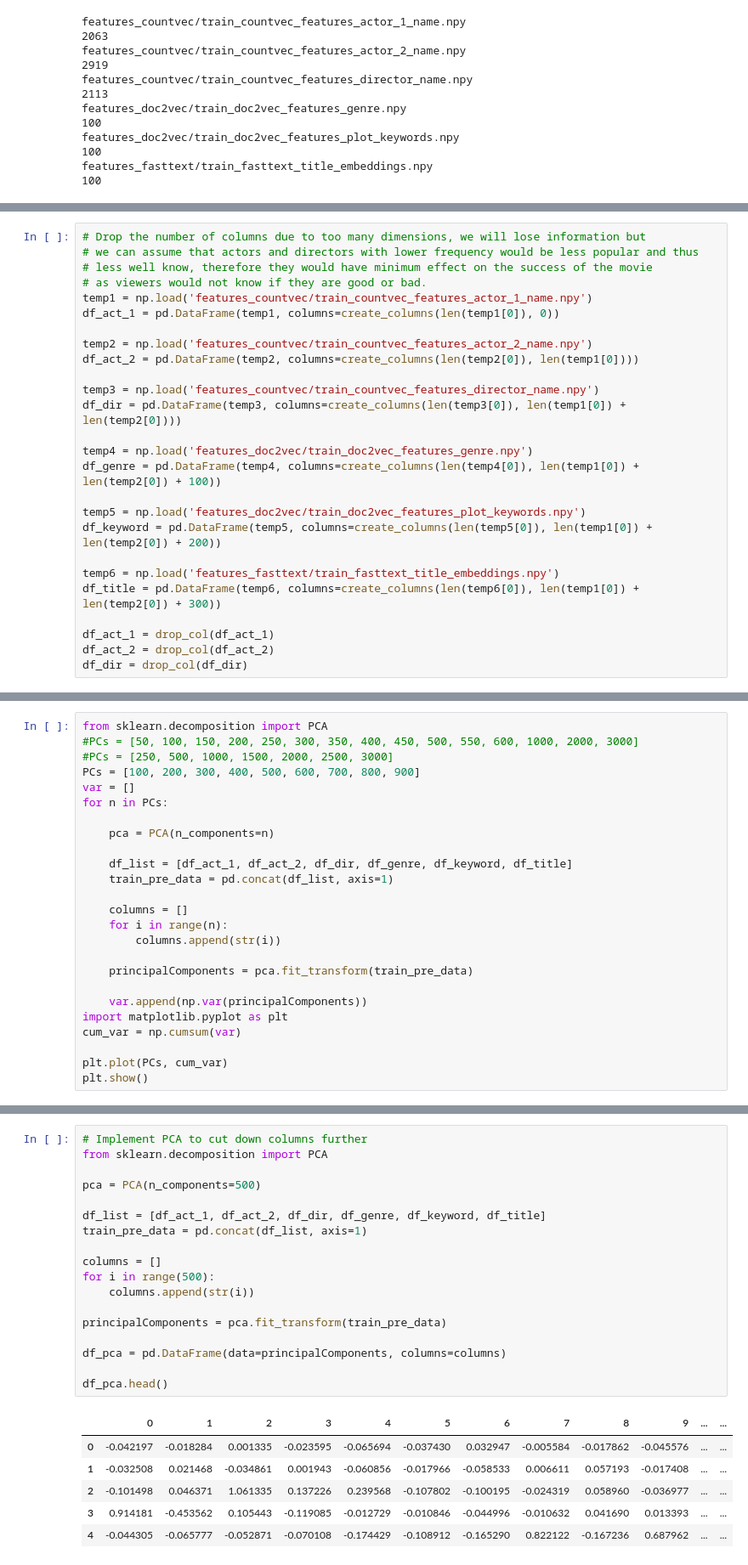
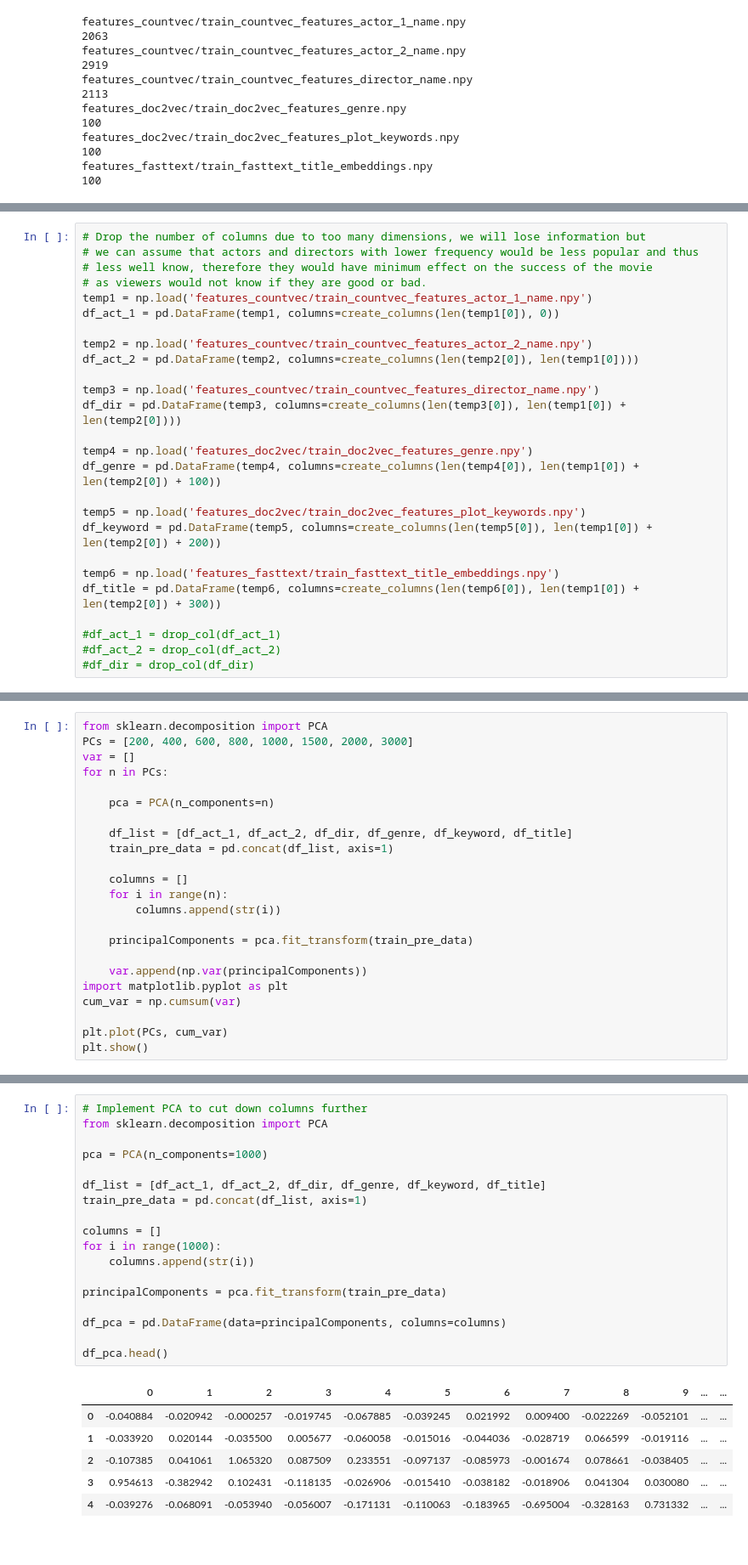
Before and after one commit to ZacLWilliams/Predict_Netflix_Rating, a Jupyter notebook: code.ipynb, the cells around one changed output, grey strips where cells are left out. Shown at 85% size. Saved outputs shown, nothing was run; the diff lists cells and outputs as text.

```diff
--- a/code.ipynb
+++ b/code.ipynb
@@ -117,9 +117,9 @@ df_keyword = pd.DataFrame(temp5, columns=create_columns(len(temp5[0]), len(temp1
 temp6 = np.load('features_fasttext/train_fasttext_title_embeddings.npy')
 df_title = pd.DataFrame(temp6, columns=create_columns(len(temp6[0]), len(temp1[0]) + len(temp2[0]) + 300))
 
-df_act_1 = drop_col(df_act_1)
-df_act_2 = drop_col(df_act_2)
-df_dir = drop_col(df_dir)
+#df_act_1 = drop_col(df_act_1)
+#df_act_2 = drop_col(df_act_2)
+#df_dir = drop_col(df_dir)
 # %%
 print(len(df_act_1.columns))
 print(len(df_act_2.columns))
@@ -133,8 +133,6 @@ print(len(df_dir.columns))
 # %%
 from sklearn.decomposition import PCA
-#PCs = [50, 100, 150, 200, 250, 300, 350, 400, 450, 500, 550, 600, 1000, 2000, 3000]
-#PCs = [250, 500, 1000, 1500, 2000, 2500, 3000]
-PCs = [100, 200, 300, 400, 500, 600, 700, 800, 900]
+PCs = [200, 400, 600, 800, 1000, 1500, 2000, 3000]
 var = []
 for n in PCs:
 
@@ -165,25 +161,25 @@ print(var)
 # %%
 # Implement PCA to cut down columns further
 from sklearn.decomposition import PCA
 
-pca = PCA(n_components=500)
+pca = PCA(n_components=1000)
 
 df_list = [df_act_1, df_act_2, df_dir, df_genre, df_keyword, df_title]
 train_pre_data = pd.concat(df_list, axis=1)
 
 columns = []
-for i in range(500):
+for i in range(1000):
     columns.append(str(i))
 
 principalComponents = pca.fit_transform(train_pre_data)
 
 df_pca = pd.DataFrame(data=principalComponents, columns=columns)
 
 df_pca.head()
 # %% [output]
 |  | 0 | 1 | 2 | 3 | 4 | 5 | 6 | 7 | 8 | 9 | ... | ... |
-| 0 | -0.042197 | -0.018284 | 0.001335 | -0.023595 | -0.065694 | -0.037430 | 0.032947 | -0.005584 | -0.017862 | -0.045576 | ... | ... |
-| 1 | -0.032508 | 0.021468 | -0.034861 | 0.001943 | -0.060856 | -0.017966 | -0.058533 | 0.006611 | 0.057193 | -0.017408 | ... | ... |
-| 2 | -0.101498 | 0.046371 | 1.061335 | 0.137226 | 0.239568 | -0.107802 | -0.100195 | -0.024319 | 0.058960 | -0.036977 | ... | ... |
-| 3 | 0.914181 | -0.453562 | 0.105443 | -0.119085 | -0.012729 | -0.010846 | -0.044996 | -0.010632 | 0.041690 | 0.013393 | ... | ... |
-| 4 | -0.044305 | -0.065777 | -0.052871 | -0.070108 | -0.174429 | -0.108912 | -0.165290 | 0.822122 | -0.167236 | 0.687962 | ... | ... |
+| 0 | -0.040884 | -0.020942 | -0.000257 | -0.019745 | -0.067885 | -0.039245 | 0.021992 | 0.009400 | -0.022269 | -0.052101 | ... | ... |
+| 1 | -0.033920 | 0.020144 | -0.035500 | 0.005677 | -0.060058 | -0.015016 | -0.044036 | -0.028719 | 0.066599 | -0.019116 | ... | ... |
+| 2 | -0.107385 | 0.041061 | 1.065320 | 0.087509 | 0.233551 | -0.097137 | -0.085973 | -0.001674 | 0.078661 | -0.038405 | ... | ... |
+| 3 | 0.954613 | -0.382942 | 0.102431 | -0.118135 | -0.026906 | -0.015410 | -0.038182 | -0.018906 | 0.041304 | 0.030080 | ... | ... |
+| 4 | -0.039276 | -0.068091 | -0.053940 | -0.056007 | -0.171131 | -0.110063 | -0.183965 | -0.695004 | -0.328163 | 0.731332 | ... | ... |
```
Also changed, not shown: parts of 24 cells of this notebook, 1 other file.
